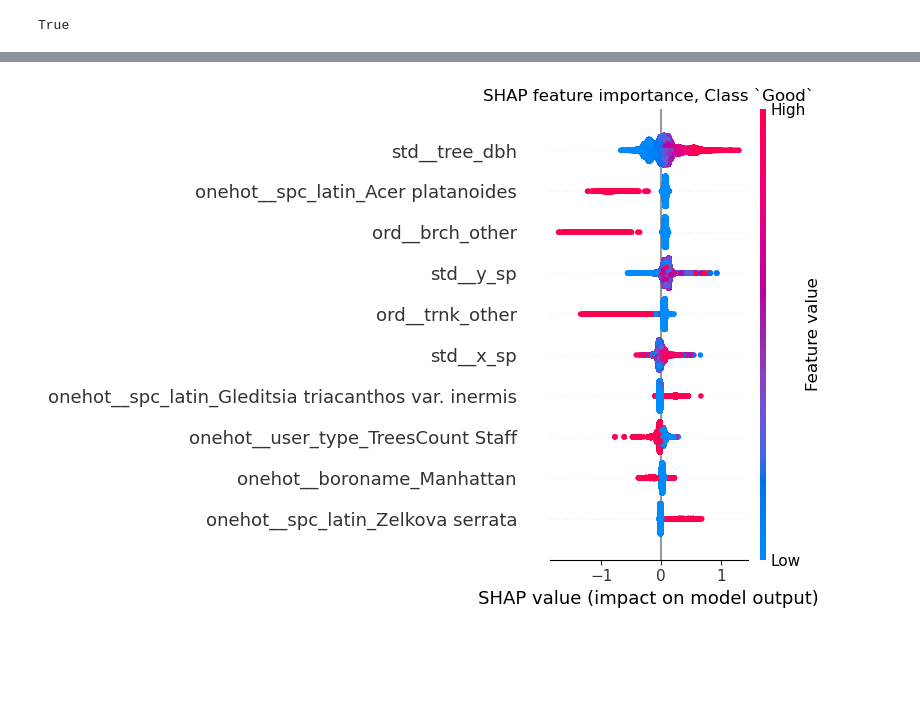
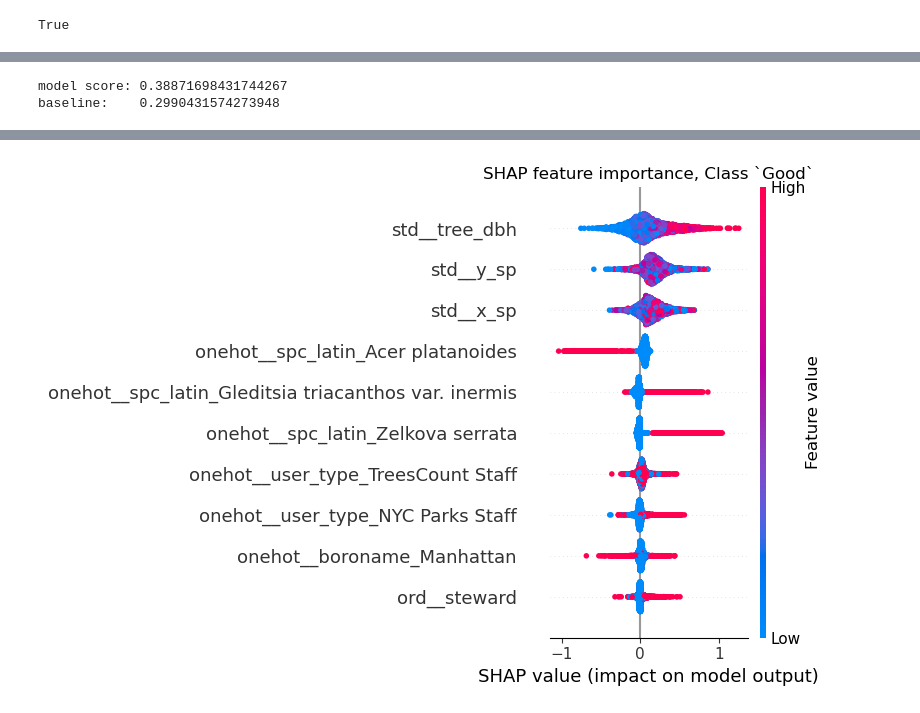
Before and after one commit to pgundral/tree_census, a Jupyter notebook: notebooks/shap.ipynb, the cells around one changed output, grey strips where cells are left out. Cells and saved outputs as stored; diff of their text form; code cells hidden in the pictures; blank space fills up the shorter version.

Commit message:
fixed xgboost sampling (information leakage), lower final f1 score. updated shap calculation notebook and correctly pickled the new final model (which uses 72% of data to train instead of 50%).

```diff
--- a/notebooks/shap.ipynb
+++ b/notebooks/shap.ipynb
@@ -88,18 +87,0 @@ groups_train, groups_test = groups.iloc[train_idx], groups.iloc[test_idx]
-# %%
-# fit_transform the training set
-X_prep = preprocessor.fit_transform(X_train)
-# little hacky, but collect feature names
-feature_names = preprocessor.get_feature_names_out()
-
-df_train = pd.DataFrame(data=X_prep,columns=feature_names)
-print(f'preprocessed train size: {df_train.shape}')
-
-# # transform the CV
-# df_CV = preprocessor.transform(X_CV)
-# df_CV = pd.DataFrame(data=df_CV,columns = feature_names)
-# print(f'preprocessed validation size: {df_CV.shape}')
-
-# transform the test
-df_test = preprocessor.transform(X_test)
-df_test = pd.DataFrame(data=df_test,columns = feature_names)
-print(f'preprocessed test size: {df_test.shape}')
@@ -150,0 +88,11 @@ print(shap_values.shape)
+# %%
+xg_pre = deepcopy(preprocessor)
+xg_pre.fit(X)
+X_sub_proc = xg_pre.transform(X_sub)
+X_eval_proc = xg_pre.transform(X_eval)
+X_test_proc = xg_pre.transform(X_test)
+feature_names = xg_pre.get_feature_names_out()
+df_test = pd.DataFrame(data=X_test_proc, columns=feature_names)
+# %%
+model = joblib.load('../models/xgb_model_72.pkl')
+final_score = fbeta_score(y_test, model.predict(df_test), beta=1, average='macro')
@@ -151,16 +103,26 @@ print(shap_values.shape)
+# %%
+print(f'model score: {final_score}')
+print(f'baseline:    {baseline_score}')
+# %% [output]
+model score: 0.38871698431744267
+baseline:    0.2990431574273948
+# %%
+explainer = shap.TreeExplainer(model)
+df_test_sample = df_test.sample(n=5_000)
+shap_values = explainer.shap_values(df_test_sample, check_additivity=False)
 # %%
 from matplotlib import pyplot as plt
 shap.initjs()
 
 plt.figure(figsize=(12,8))
-shap.summary_plot(shap_values[:,:,1], df_test, feature_names=df_test.columns.tolist(), max_display=10, show=False, rng=42)
+shap.summary_plot(shap_values[:,:,1], df_test_sample, feature_names=df_test_sample.columns.tolist(), max_display=10, show=False, rng=RANDOM_STATE)
 plt.title('SHAP feature importance, Class `Good`')
+plt.savefig('../reports/figures/shap_Good_72.png',dpi=600,transparent=True,bbox_inches='tight')
 plt.tight_layout()
-plt.savefig('../reports/figures/shap_Good.png',dpi=600,transparent=True,bbox_inches='tight')
 plt.show()
 # %% [output]
 [interactive output not drawn]
-[figure, old version]
+[figure, new version]
 # %%
 shap.initjs()
 
```
Also changed, not shown: parts of 15 cells of this notebook, 5 other files.
